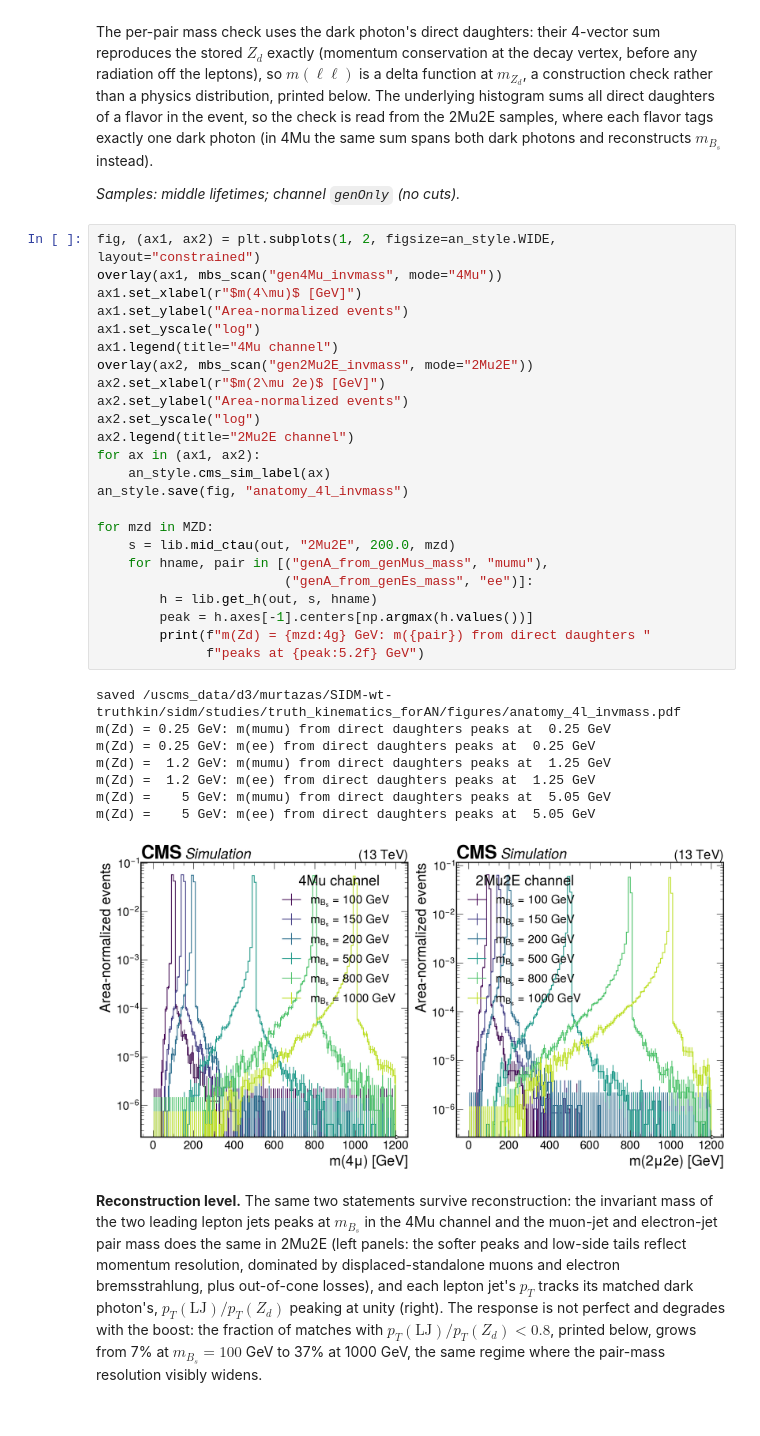
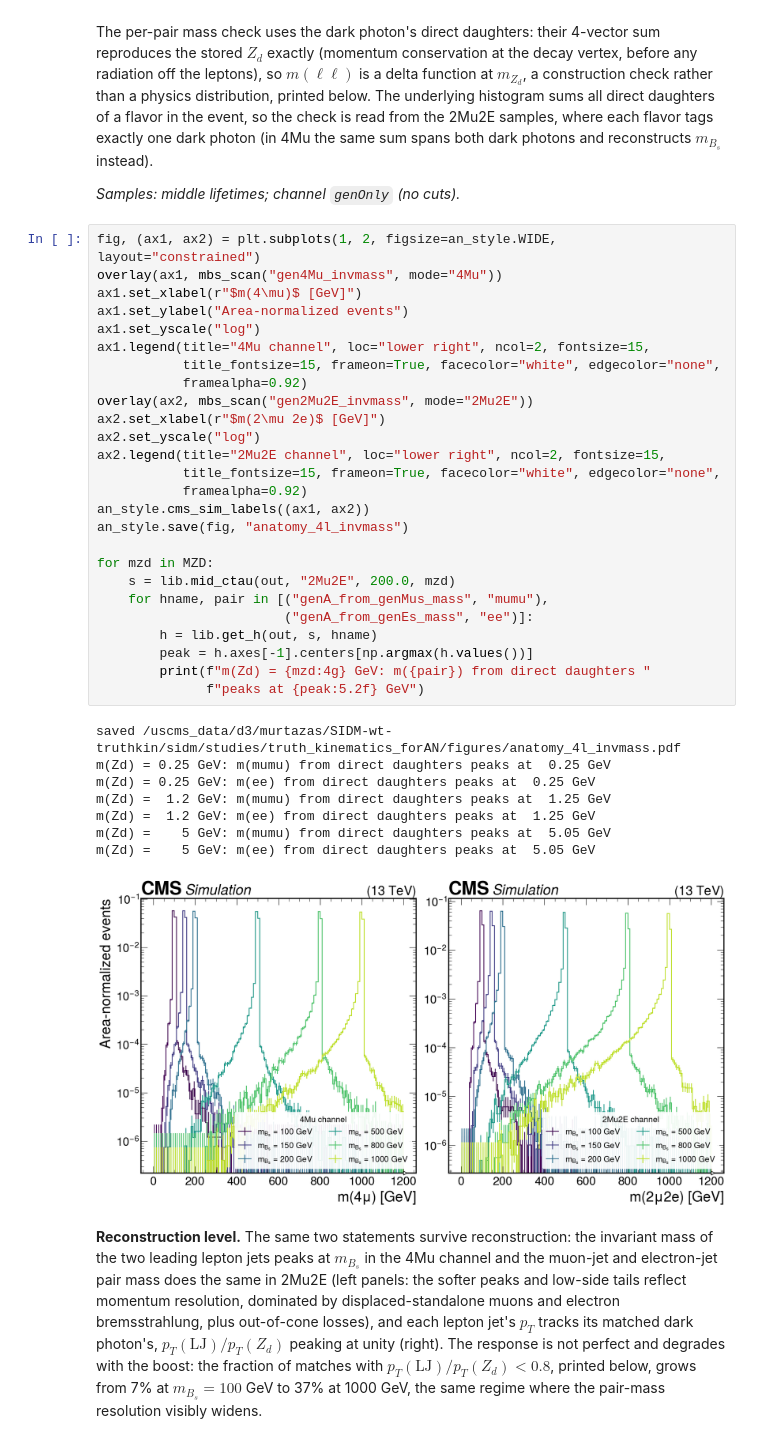
Before and after one commit to mariajose2398/SIDM, a Jupyter notebook: sidm/studies/truth_kinematics_forAN/final_state_anatomy_forAN.ipynb, the cells around one changed output. Drawn from its saved outputs; the diff is of its cells as text.

```diff
--- a/sidm/studies/truth_kinematics_forAN/final_state_anatomy_forAN.ipynb
+++ b/sidm/studies/truth_kinematics_forAN/final_state_anatomy_forAN.ipynb
@@ -242,36 +245,38 @@ $m_{B_s}$ instead).
 # %%
 fig, (ax1, ax2) = plt.subplots(1, 2, figsize=an_style.WIDE, layout="constrained")
 overlay(ax1, mbs_scan("gen4Mu_invmass", mode="4Mu"))
 ax1.set_xlabel(r"$m(4\mu)$ [GeV]")
 ax1.set_ylabel("Area-normalized events")
 ax1.set_yscale("log")
-ax1.legend(title="4Mu channel")
+ax1.legend(title="4Mu channel", loc="lower right", ncol=2, fontsize=15,
+           title_fontsize=15, frameon=True, facecolor="white", edgecolor="none",
+           framealpha=0.92)
 overlay(ax2, mbs_scan("gen2Mu2E_invmass", mode="2Mu2E"))
 ax2.set_xlabel(r"$m(2\mu 2e)$ [GeV]")
-ax2.set_ylabel("Area-normalized events")
 ax2.set_yscale("log")
-ax2.legend(title="2Mu2E channel")
-for ax in (ax1, ax2):
-    an_style.cms_sim_label(ax)
+ax2.legend(title="2Mu2E channel", loc="lower right", ncol=2, fontsize=15,
+           title_fontsize=15, frameon=True, facecolor="white", edgecolor="none",
+           framealpha=0.92)
+an_style.cms_sim_labels((ax1, ax2))
 an_style.save(fig, "anatomy_4l_invmass")
 
 for mzd in MZD:
     s = lib.mid_ctau(out, "2Mu2E", 200.0, mzd)
     for hname, pair in [("genA_from_genMus_mass", "mumu"),
                         ("genA_from_genEs_mass", "ee")]:
         h = lib.get_h(out, s, hname)
         peak = h.axes[-1].centers[np.argmax(h.values())]
         print(f"m(Zd) = {mzd:4g} GeV: m({pair}) from direct daughters "
               f"peaks at {peak:5.2f} GeV")
 # %% [output]
 saved /uscms_data/d3/murtazas/SIDM-wt-truthkin/sidm/studies/truth_kinematics_forAN/figures/anatomy_4l_invmass.pdf
 m(Zd) = 0.25 GeV: m(mumu) from direct daughters peaks at  0.25 GeV
 m(Zd) = 0.25 GeV: m(ee) from direct daughters peaks at  0.25 GeV
 m(Zd) =  1.2 GeV: m(mumu) from direct daughters peaks at  1.25 GeV
 m(Zd) =  1.2 GeV: m(ee) from direct daughters peaks at  1.25 GeV
 m(Zd) =    5 GeV: m(mumu) from direct daughters peaks at  5.05 GeV
 m(Zd) =    5 GeV: m(ee) from direct daughters peaks at  5.05 GeV
-[figure, old version]
+[figure, new version]
 # %% [markdown]
 **Reconstruction level.** The same two statements survive reconstruction: the
 invariant mass of the two leading lepton jets peaks at $m_{B_s}$ in the 4Mu
```
Also changed, not shown: parts of 8 cells of this notebook, 3 other files.
